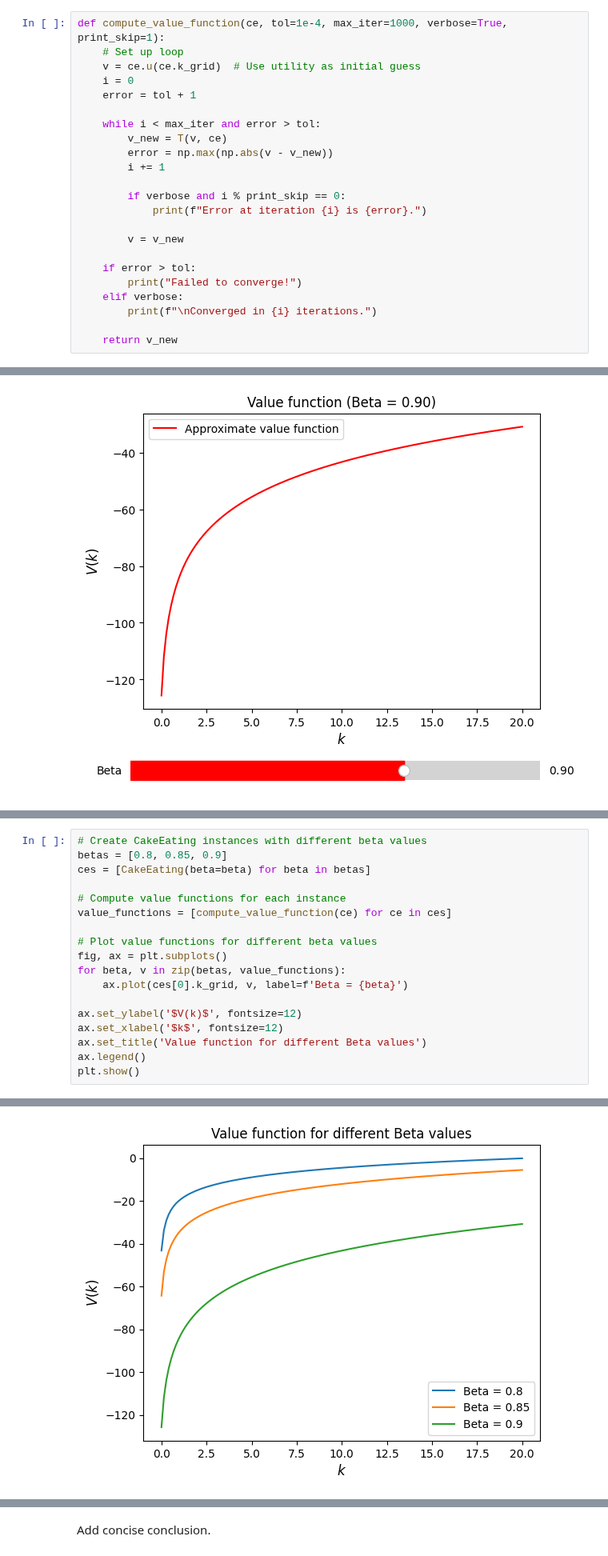
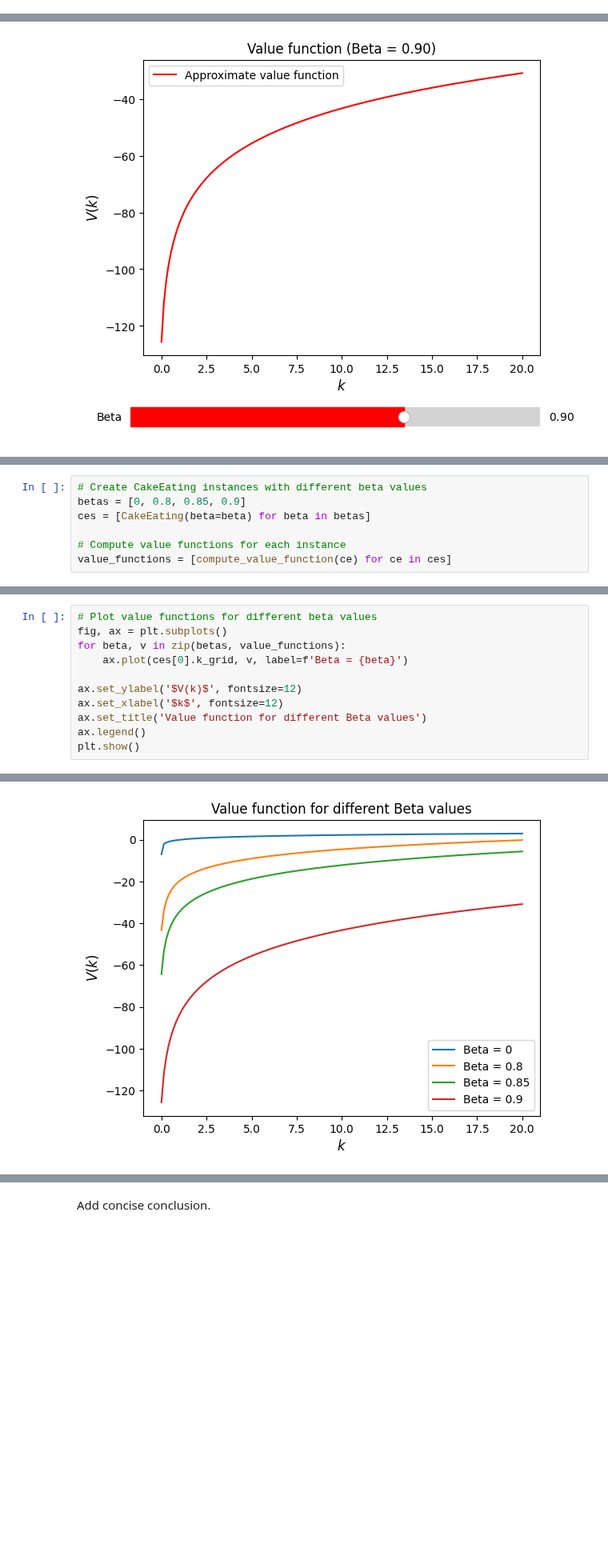
Before and after one commit to NumEconCopenhagen/projects-2024-jacobogmads, a Jupyter notebook: modelproject/modelproject.ipynb, the cells around one changed output, grey strips where cells are left out. Shown at 80% size. Saved outputs shown, nothing was run; the diff lists cells and outputs as text; blank space fills up the shorter version.

```diff
--- a/modelproject/modelproject.ipynb
+++ b/modelproject/modelproject.ipynb
@@ -127,29 +127,6 @@ ax.set_title('Value function iterations')
 plt.show()
 # %% [output]
 [figure]
-# %%
-def compute_value_function(ce, tol=1e-4, max_iter=1000, verbose=True, print_skip=1):
-    # Set up loop
-    v = ce.u(ce.k_grid)  # Use utility as initial guess
-    i = 0
-    error = tol + 1
-
-    while i < max_iter and error > tol:
-        v_new = T(v, ce)
-        error = np.max(np.abs(v - v_new))
-        i += 1
-
-        if verbose and i % print_skip == 0:
-            print(f"Error at iteration {i} is {error}.")
-
-        v = v_new
-
-    if error > tol:
-        print("Failed to converge!")
-    elif verbose:
-        print(f"\nConverged in {i} iterations.")
-
-    return v_new
 # %%
 v = compute_value_function(ce)
 # %% [output]
@@ -222,0 +202,7 @@ plt.show()
+# %%
+# Create CakeEating instances with different beta values
+betas = [0, 0.8, 0.85, 0.9]
+ces = [CakeEating(beta=beta) for beta in betas]
+
+# Compute value functions for each instance
+value_functions = [compute_value_function(ce) for ce in ces]
@@ -223,11 +227,4 @@ plt.show()
 # %%
-# Create CakeEating instances with different beta values
-betas = [0.8, 0.85, 0.9]
-ces = [CakeEating(beta=beta) for beta in betas]
-
-# Compute value functions for each instance
-value_functions = [compute_value_function(ce) for ce in ces]
-
 # Plot value functions for different beta values
 fig, ax = plt.subplots()
 for beta, v in zip(betas, value_functions):
@@ -259 +239 @@ Converged in 197 iterations.
-[figure, old version]
+[figure, new version]
```
Also changed, not shown: parts of 5 cells of this notebook, 1 other file.
